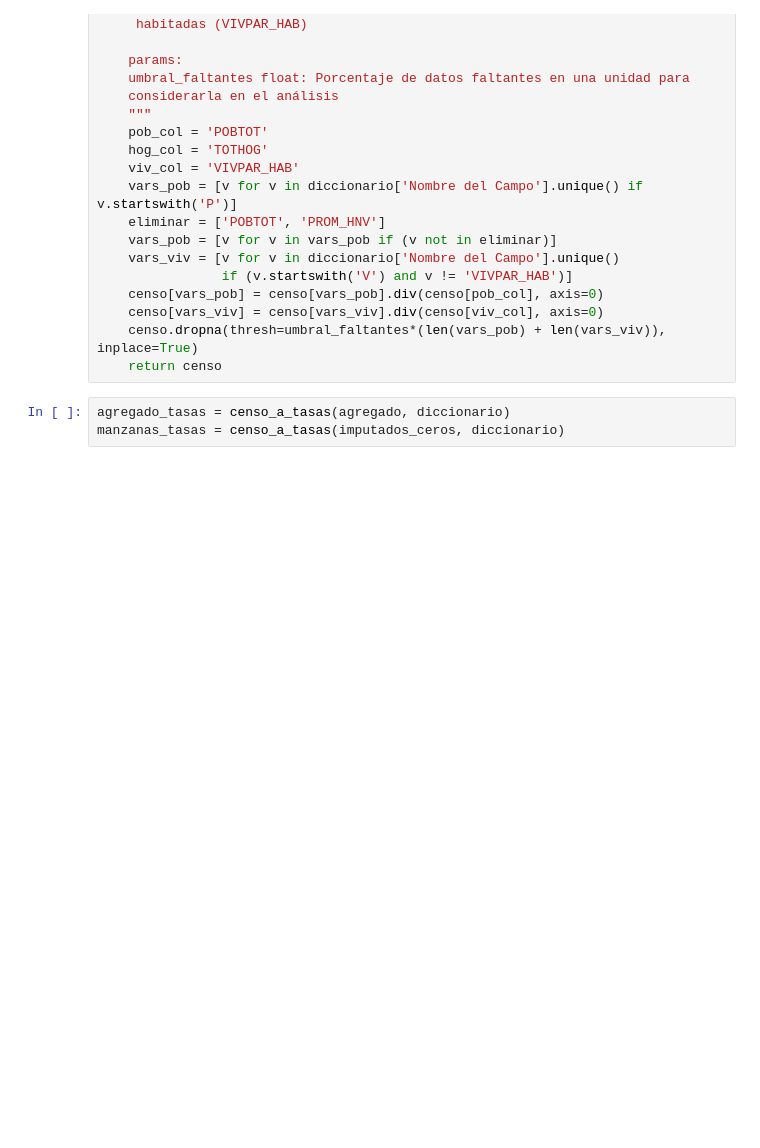
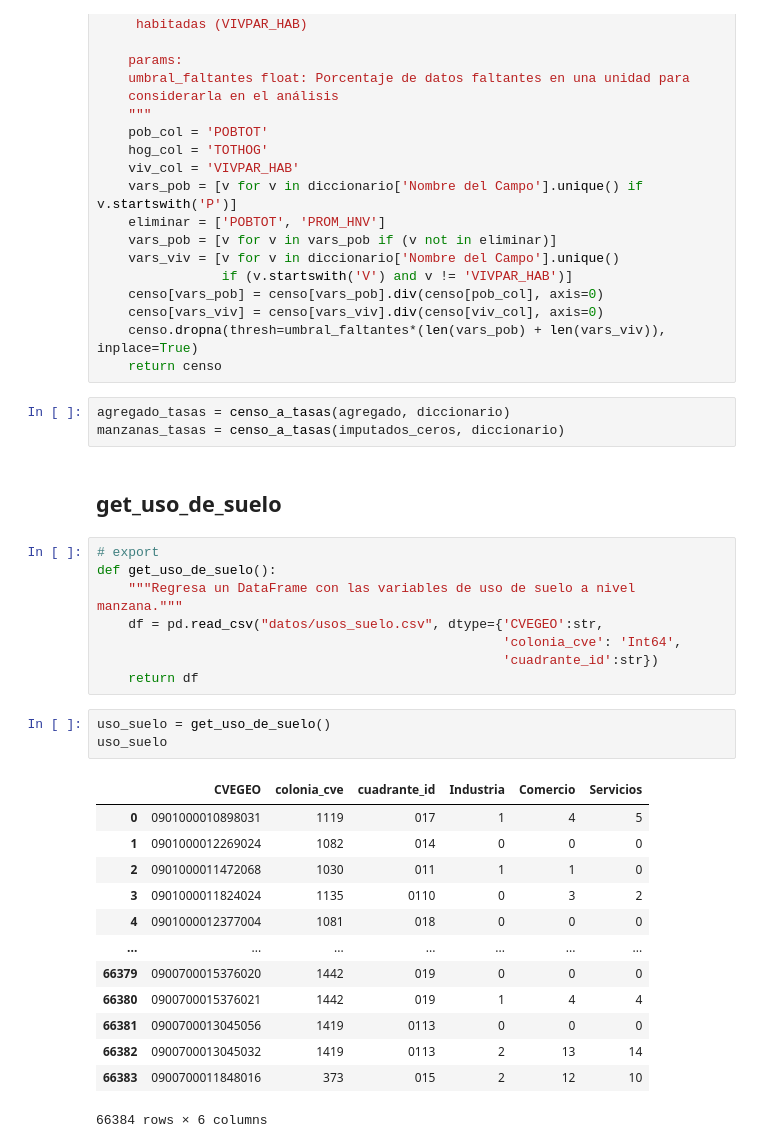
Before and after one commit to CentroGeo/criminologia_cdmx, a Jupyter notebook: 02_covariables.ipynb, the cells around one changed output. Saved outputs shown, nothing was run; the diff lists cells and outputs as text; blank space fills up the shorter version.

Commit message:
Función get_uso_de_suelo.

```diff
--- a/02_covariables.ipynb
+++ b/02_covariables.ipynb
@@ -203,3 +203,30 @@ def censo_a_tasas(censo, diccionario, umbral_faltantes=0.5):
 # %%
 agregado_tasas = censo_a_tasas(agregado, diccionario)
 manzanas_tasas = censo_a_tasas(imputados_ceros, diccionario)
+# %% [markdown]
+## get_uso_de_suelo
+# %%
+# export
+def get_uso_de_suelo():
+    """Regresa un DataFrame con las variables de uso de suelo a nivel manzana."""
+    df = pd.read_csv("datos/usos_suelo.csv", dtype={'CVEGEO':str,
+                                                    'colonia_cve': 'Int64',
+                                                    'cuadrante_id':str})
+    return df
+# %%
+uso_suelo = get_uso_de_suelo()
+uso_suelo
+# %% [output]
+|  | CVEGEO | colonia_cve | cuadrante_id | Industria | Comercio | Servicios |
+| 0 | 0901000010898031 | 1119 | 017 | 1 | 4 | 5 |
+| 1 | 0901000012269024 | 1082 | 014 | 0 | 0 | 0 |
+| 2 | 0901000011472068 | 1030 | 011 | 1 | 1 | 0 |
+| 3 | 0901000011824024 | 1135 | 0110 | 0 | 3 | 2 |
+| 4 | 0901000012377004 | 1081 | 018 | 0 | 0 | 0 |
+| ... | ... | ... | ... | ... | ... | ... |
+| 66379 | 0900700015376020 | 1442 | 019 | 0 | 0 | 0 |
+| 66380 | 0900700015376021 | 1442 | 019 | 1 | 4 | 4 |
+| 66381 | 0900700013045056 | 1419 | 0113 | 0 | 0 | 0 |
+| 66382 | 0900700013045032 | 1419 | 0113 | 2 | 13 | 14 |
+| 66383 | 0900700011848016 | 373 | 015 | 2 | 12 | 10 |
+66384 rows × 6 columns
```
Also changed, not shown: 3 other files.
